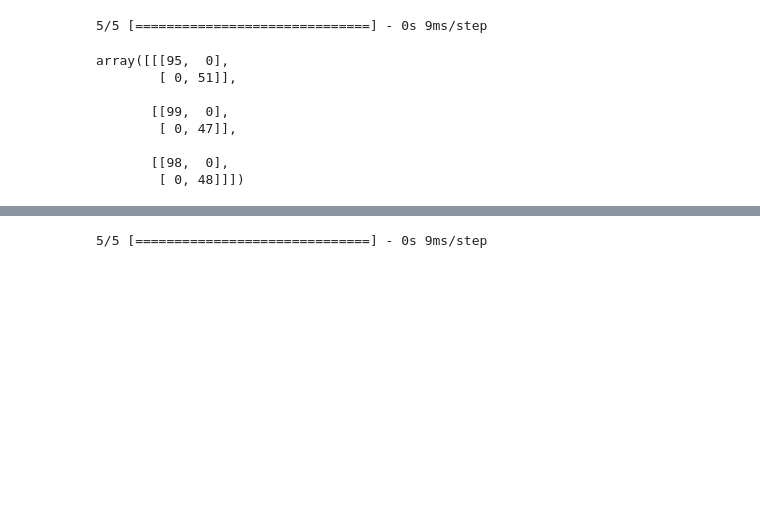
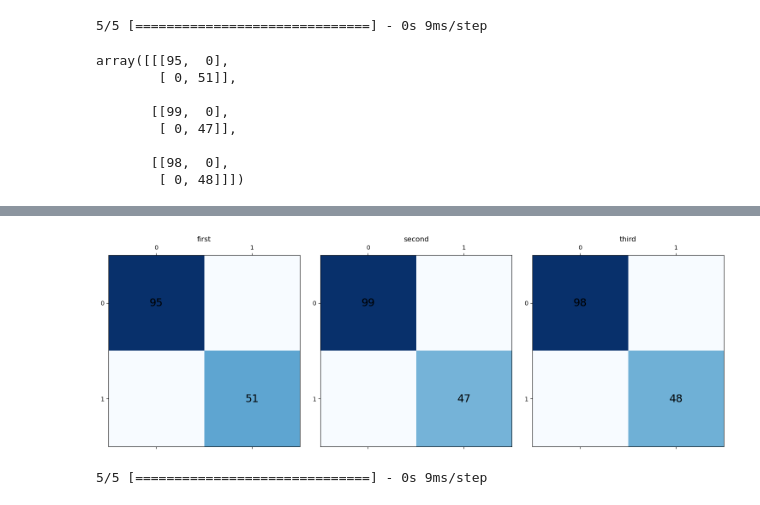
Before and after one commit to seungtoctoc/motion, a Jupyter notebook: train.ipynb, the cells around one changed output, grey strips where cells are left out. Saved outputs shown, nothing was run; the diff lists cells and outputs as text; code cells hidden in the pictures; blank space fills up the shorter version.

```diff
--- a/train.ipynb
+++ b/train.ipynb
@@ -170,3 +170,23 @@ array([[[95,  0],
 
        [[98,  0],
         [ 0, 48]]])
+# %%
+import matplotlib.pyplot as plt
+from sklearn.metrics import multilabel_confusion_matrix
+
+def plot_confusion_matrix(confusion_matrix, class_names):
+    fig, axes = plt.subplots(nrows=1, ncols=len(confusion_matrix), figsize=(15, 5))
+    for i, matrix in enumerate(confusion_matrix):
+        ax = axes[i]
+        ax.matshow(matrix, cmap=plt.cm.Blues)
+        ax.set(title=actions[i])
+        for j in range(matrix.shape[0]):
+            ax.text(x=j, y=j, s=matrix[j, j], va='center', ha='center', fontsize=18)
+
+    plt.tight_layout()
+    plt.show()
+
+y_pred = model.predict(x_val)
+confusion_matrix = multilabel_confusion_matrix(np.argmax(y_val, axis=1), np.argmax(y_pred, axis=1))
+plot_confusion_matrix(confusion_matrix, class_names=["Class 0", "Class 1", "Class 2"])
+# %% [output]
@@ -173,3 +194,4 @@ array([[[95,  0],
+[figure, added]
 # %%
 import seaborn as sns
 import matplotlib.pyplot as plt
```
Also changed, not shown: parts of 2 cells of this notebook, 6 other files.
